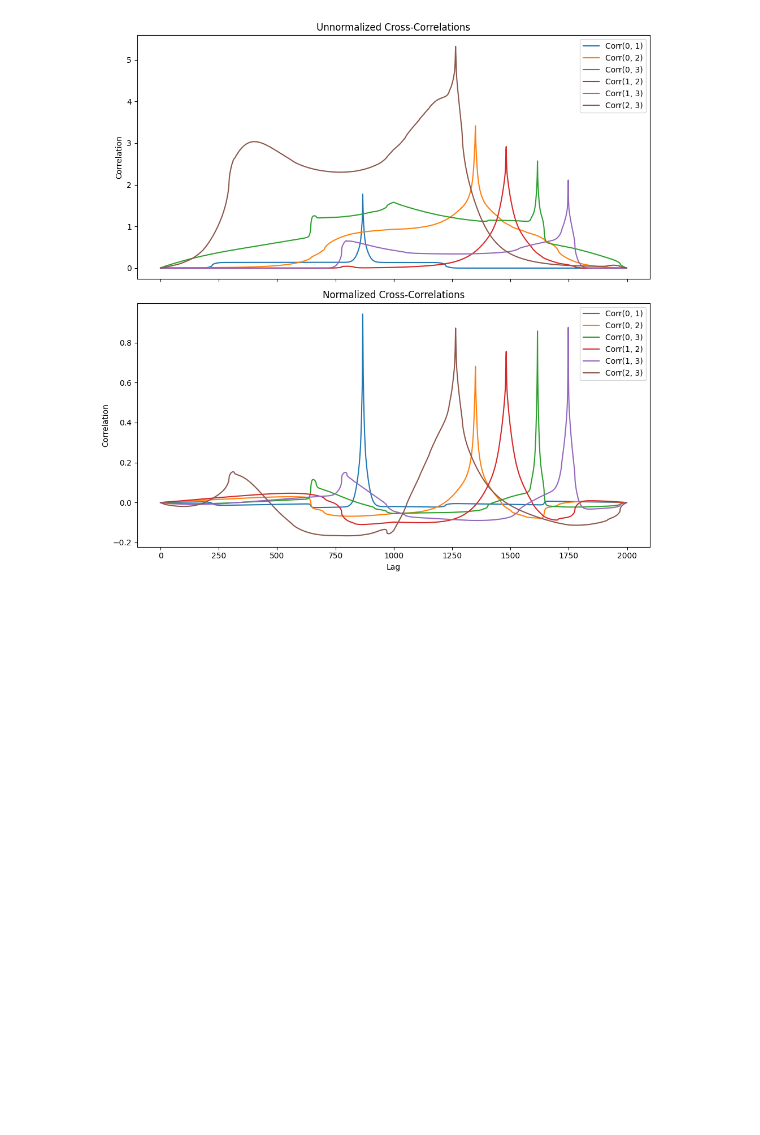
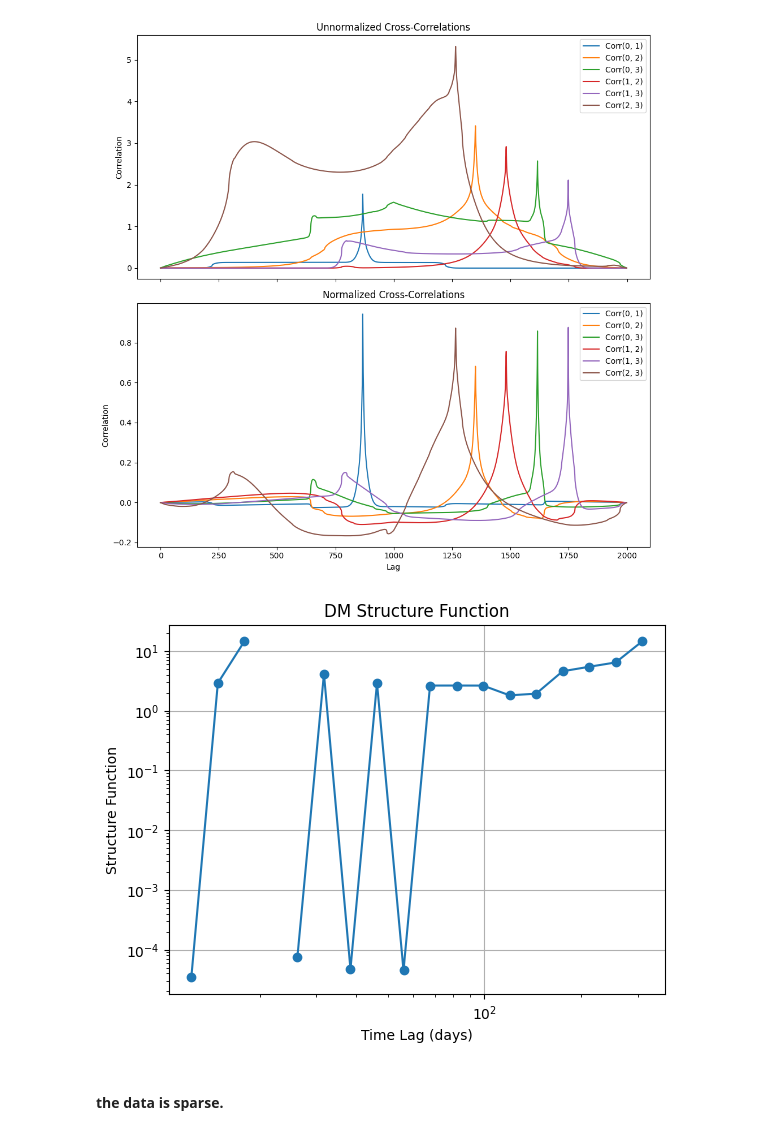
Before and after one commit to sonjaove/random-progs, a Jupyter notebook: corr.ipynb, the cells around one changed output. Saved outputs shown, nothing was run; the diff lists cells and outputs as text; code cells hidden in the pictures; blank space fills up the shorter version.

Commit message:
plotting the structure function

```diff
--- a/corr.ipynb
+++ b/corr.ipynb
@@ -493,3 +493,57 @@ def correlate_profiles(data_dict):
 correlate_profiles(data)
 # %% [output]
 [figure]
+# %%
+import numpy as np
+import matplotlib.pyplot as plt
+
+# Load the text file (update filename as needed)
+data = np.loadtxt('J0437-4715_DM_timeseries.NB.txt', usecols=(0, 1))  # MJD and DM
+
+# Aggregate by unique MJD (average DM values across bands)
+from collections import defaultdict
+dm_dict = defaultdict(list)
+
+for mjd, dm in data:
+    dm_dict[mjd].append(dm)
+
+# Compute average DM per epoch
+times = []
+avg_dm = []
+
+for mjd in sorted(dm_dict.keys()):
+    times.append(mjd)
+    avg_dm.append(np.mean(dm_dict[mjd]))
+
+# Structure Function
+def compute_structure_function(times, dm_values):
+    times = np.array(times)
+    dm_values = np.array(dm_values)
+    lags = np.logspace(0.1, np.log10(times[-1] - times[0]), 30)  # Logarithmic spacing for lags
+    # lags = np.unique(lags)  # Ensure unique lags
+    sf = []
+
+    for tau in lags:
+        diffs = []
+        for i in range(len(times)):
+            for j in range(i+1, len(times)):
+                dt = abs(times[j] - times[i])
+                if np.isclose(dt, tau, rtol=0.1):
+                    diffs.append((dm_values[j] - dm_values[i])**2)
+        sf.append(np.mean(diffs) if diffs else np.nan)
+
+    return lags, np.array(sf)
+
+lags, sf = compute_structure_function(times, avg_dm)
+
+# Plot
+plt.loglog(lags, sf, 'o-')
+plt.xlabel('Time Lag (days)')
+plt.ylabel('Structure Function')
+plt.title('DM Structure Function')
+plt.grid(True)
+plt.show()
+# %% [output]
+[figure, added]
+# %% [markdown]
+#### the data is sparse.
```
